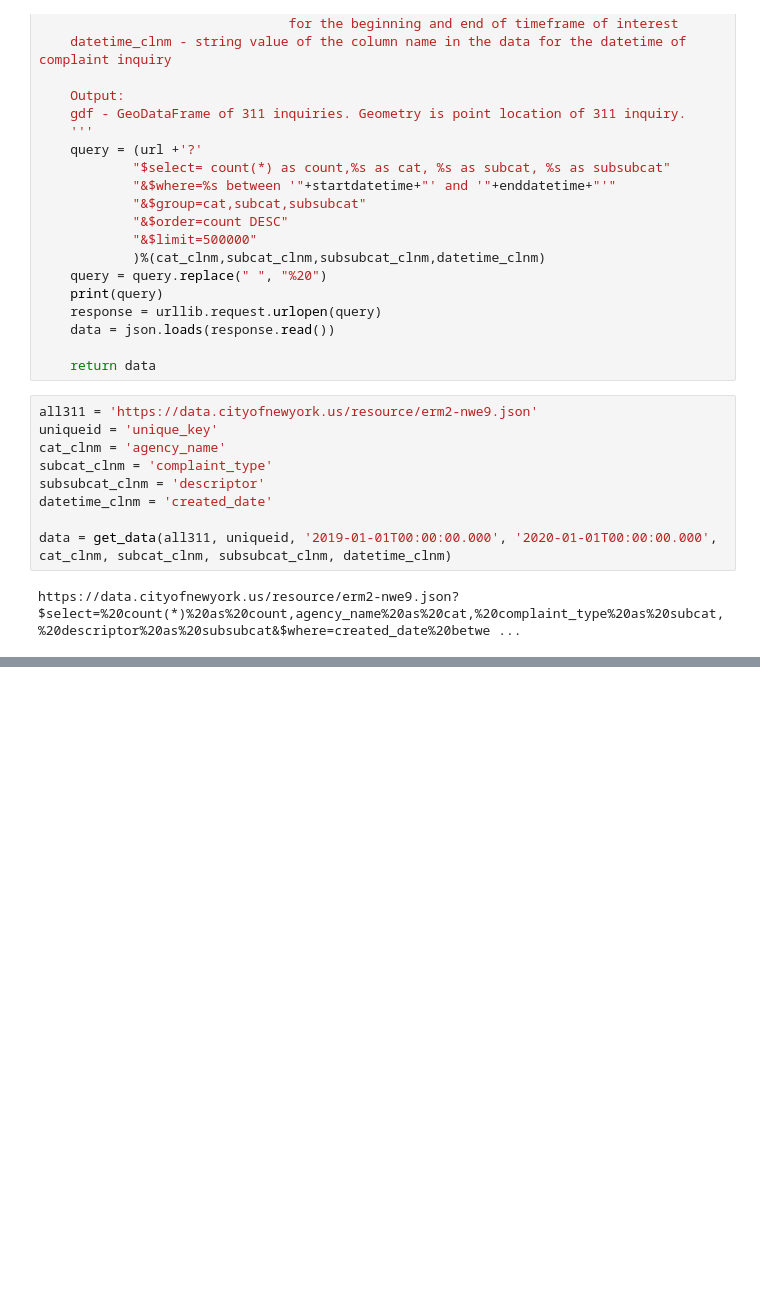
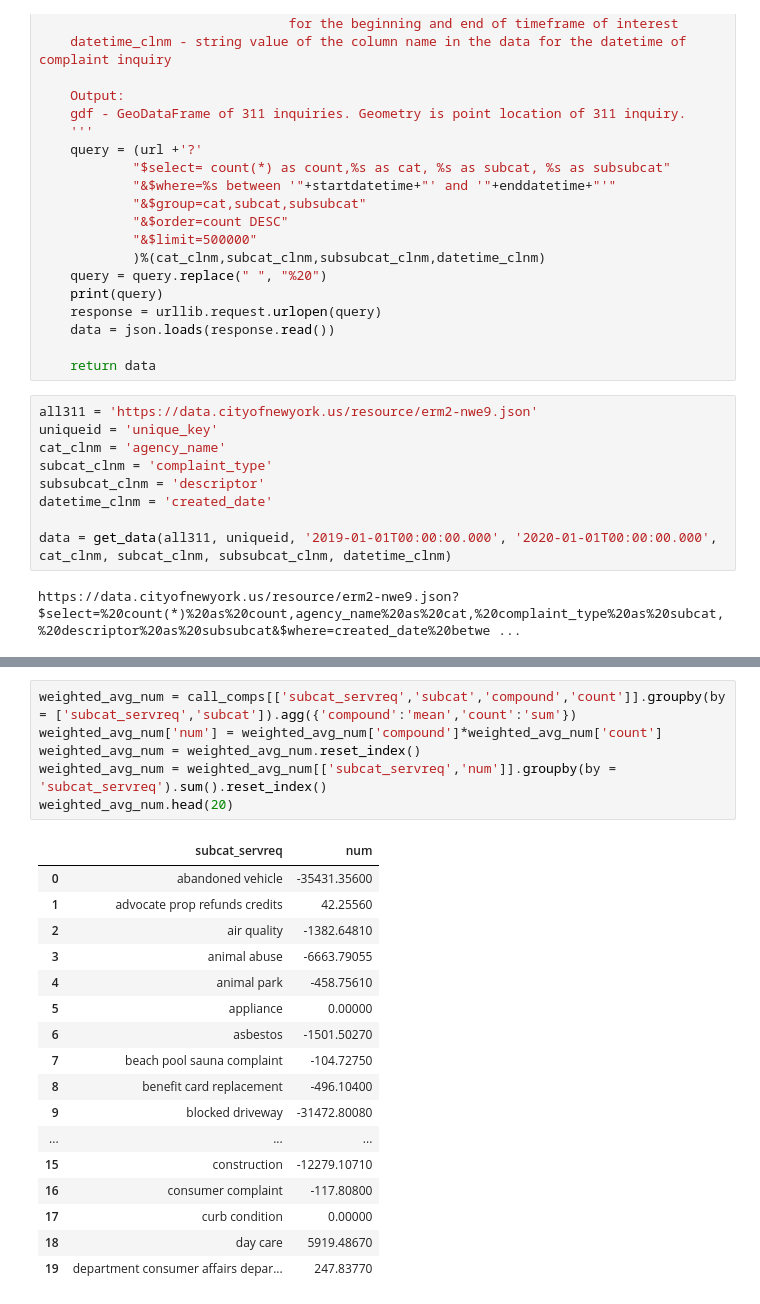
Before and after one commit to emj1020/311_sentiment_analysis, a Jupyter notebook: Scripts/Finding_Overlapping_Complaints.ipynb, the cells around one changed output, grey strips where cells are left out. Drawn from its saved outputs; the diff is of its cells as text; blank space fills up the shorter version.

```diff
--- a/Scripts/Finding_Overlapping_Complaints.ipynb
+++ b/Scripts/Finding_Overlapping_Complaints.ipynb
@@ -523,0 +727,24 @@ len(list(result_dict.values()))
+# %%
+weighted_avg_num = call_comps[['subcat_servreq','subcat','compound','count']].groupby(by = ['subcat_servreq','subcat']).agg({'compound':'mean','count':'sum'})
+weighted_avg_num['num'] = weighted_avg_num['compound']*weighted_avg_num['count']
+weighted_avg_num = weighted_avg_num.reset_index()
+weighted_avg_num = weighted_avg_num[['subcat_servreq','num']].groupby(by = 'subcat_servreq').sum().reset_index()
+weighted_avg_num.head(20)
+# %% [output]
+|  | subcat_servreq | num |
+| 0 | abandoned vehicle | -35431.35600 |
+| 1 | advocate prop refunds credits | 42.25560 |
+| 2 | air quality | -1382.64810 |
+| 3 | animal abuse | -6663.79055 |
+| 4 | animal park | -458.75610 |
+| 5 | appliance | 0.00000 |
+| 6 | asbestos | -1501.50270 |
+| 7 | beach pool sauna complaint | -104.72750 |
+| 8 | benefit card replacement | -496.10400 |
+| 9 | blocked driveway | -31472.80080 |
+| ... | ... | ... |
+| 15 | construction | -12279.10710 |
+| 16 | consumer complaint | -117.80800 |
+| 17 | curb condition | 0.00000 |
+| 18 | day care | 5919.48670 |
+| 19 | department consumer affairs depar... | 247.83770 |
```
Also changed, not shown: parts of 94 cells of this notebook, 3 other files.
